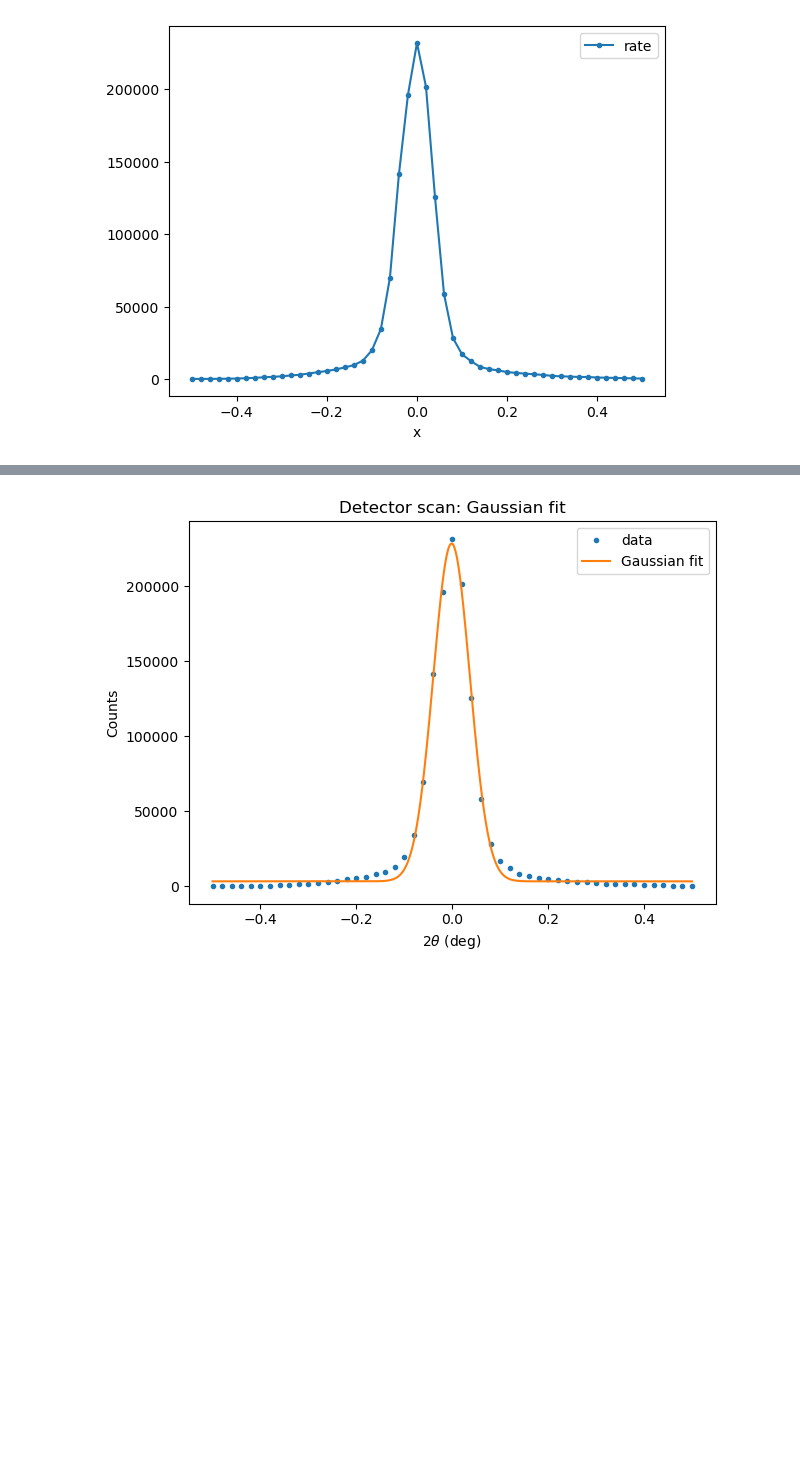
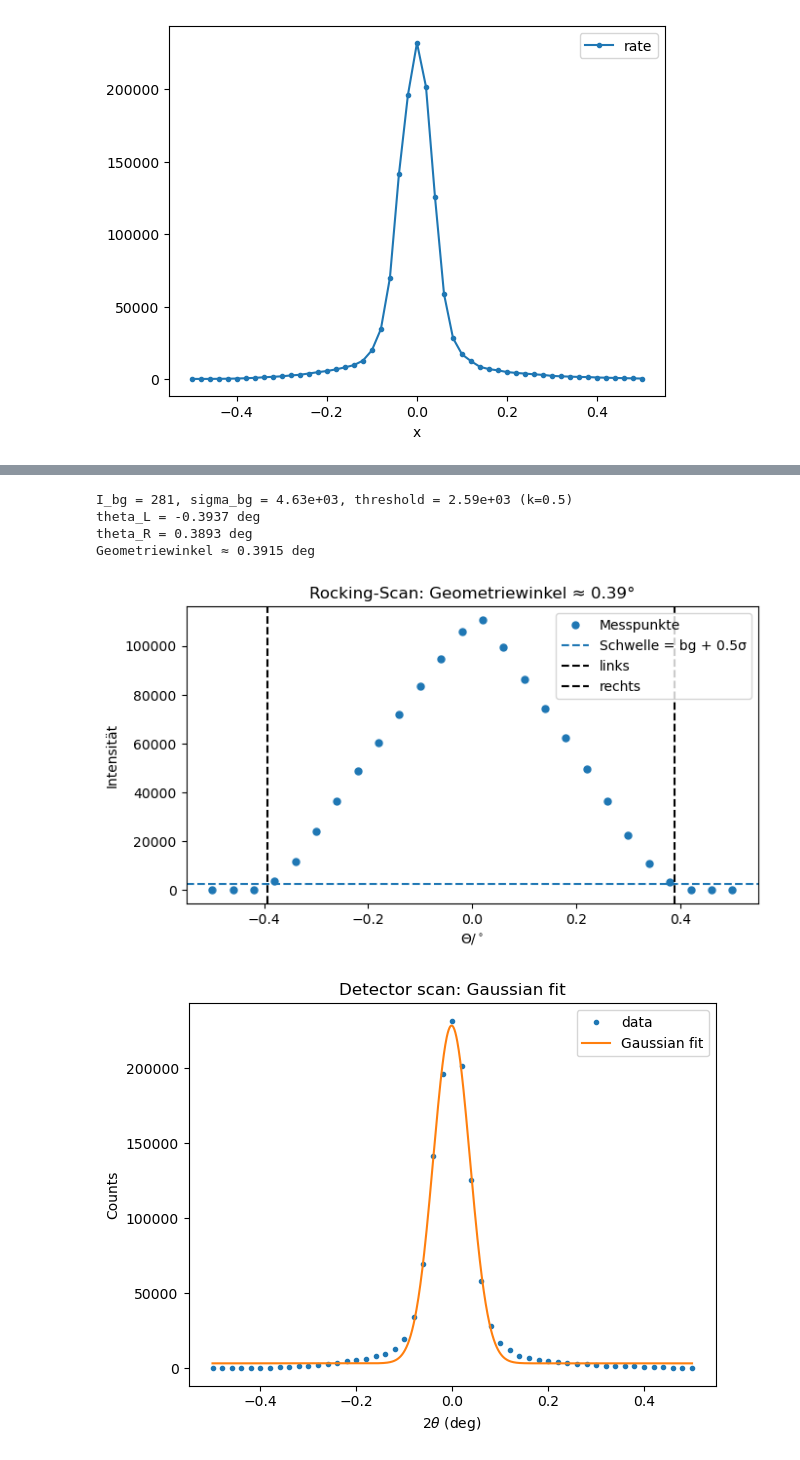
Before and after one commit to smsnfi12/Master-Praktikum, a Jupyter notebook: V44_Reflectrometry/analysis.ipynb, the cells around one changed output, grey strips where cells are left out. Saved outputs shown, nothing was run; the diff lists cells and outputs as text; code cells hidden in the pictures; blank space fills up the shorter version.

```diff
--- a/V44_Reflectrometry/analysis.ipynb
+++ b/V44_Reflectrometry/analysis.ipynb
@@ -225,3 +305,64 @@ df_det.sort_values("x").plot(x="x", y="rate", style=".-")
+# %%
+import numpy as np
+import matplotlib.pyplot as plt
+
+df = df_rock1.sort_values("x").copy()
+theta = df["x"].to_numpy(float)      # deg
+I = df["counts"].to_numpy(float)     # counts (oder rate)
+
+# 1) "Null"-Untergrund aus den äußeren 10% Punkten
+n = max(5, len(I)//10)
+I_bg_samples = np.r_[I[:n], I[-n:]]
+I_bg = np.median(I_bg_samples)
+sig_bg = np.std(I_bg_samples, ddof=1)
+
+# 2) Schwelle: "nicht mehr Null"
+k = 0.5
+I_thr = I_bg + k*sig_bg
+
+# 3) Indizes, wo Signal über Schwelle ist
+above = np.where(I > I_thr)[0]
+if len(above) < 2:
+    raise RuntimeError("Schwelle wird nicht überschritten. k verkleinern oder Daten prüfen.")
+
+iL = above[0]
+iR = above[-1]
+
+# 4) lineare Interpolation zu genauerem Kantenwinkel
+def interp_theta(i1, i2):
+    x1, x2 = theta[i1], theta[i2]
+    y1, y2 = I[i1], I[i2]
+    return x1 + (I_thr - y1)*(x2 - x1)/(y2 - y1)
+
+theta_L = interp_theta(iL-1, iL) if iL > 0 else theta[iL]
+theta_R = interp_theta(iR, iR+1) if iR < len(theta)-1 else theta[iR]
+
+theta_g = 0.5*(abs(theta_L) + abs(theta_R))
+
+print(f"I_bg = {I_bg:.3g}, sigma_bg = {sig_bg:.3g}, threshold = {I_thr:.3g} (k={k})")
+print(f"theta_L = {theta_L:.4f} deg")
+print(f"theta_R = {theta_R:.4f} deg")
+print(f"Geometriewinkel ≈ {theta_g:.4f} deg")
+
+# 5) Plot (wie im Protokoll, aber einfach)
+plt.figure(figsize=(7,4))
+plt.plot(theta, I, "o", ms=5, label="Messpunkte")
+plt.axhline(I_thr, ls="--", label=f"Schwelle = bg + {k}σ")
+plt.axvline(theta_L, ls="--", c="k", label="links")
+plt.axvline(theta_R, ls="--", c="k", label="rechts")
+plt.xlabel(r"$\Theta/^\circ$")
+plt.ylabel("Intensität")
+plt.title(f"Rocking-Scan: Geometriewinkel ≈ {theta_g:.2f}°")
+plt.legend()
+plt.tight_layout()
+plt.savefig('plots/rscan.pdf')
+plt.show()
+# %% [output]
+I_bg = 281, sigma_bg = 4.63e+03, threshold = 2.59e+03 (k=0.5)
+theta_L = -0.3937 deg
+theta_R = 0.3893 deg
+Geometriewinkel ≈ 0.3915 deg
+[figure, added]
 # %%
 
 df_det_s = df_det.sort_values("x")
```
Also changed, not shown: parts of 13 cells of this notebook, 10 other files.
